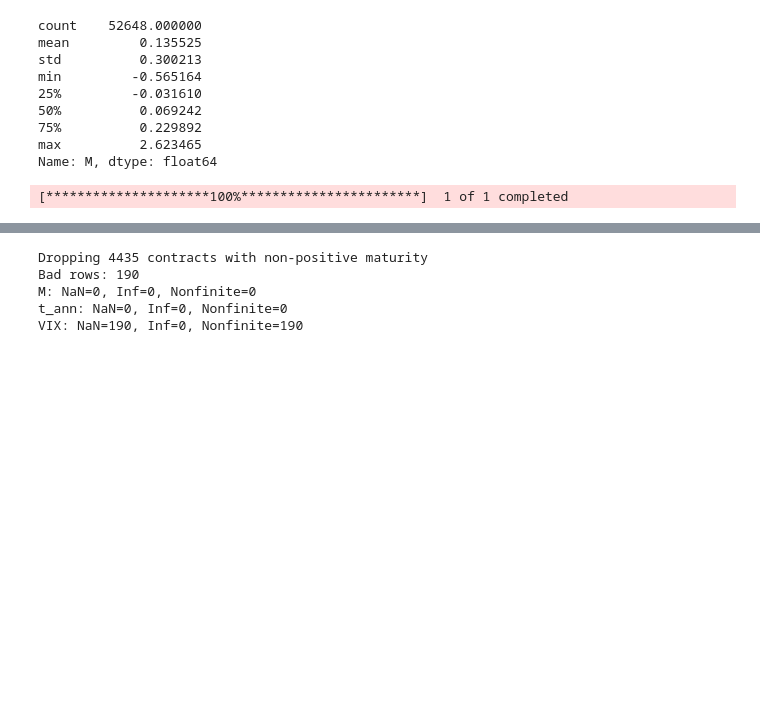
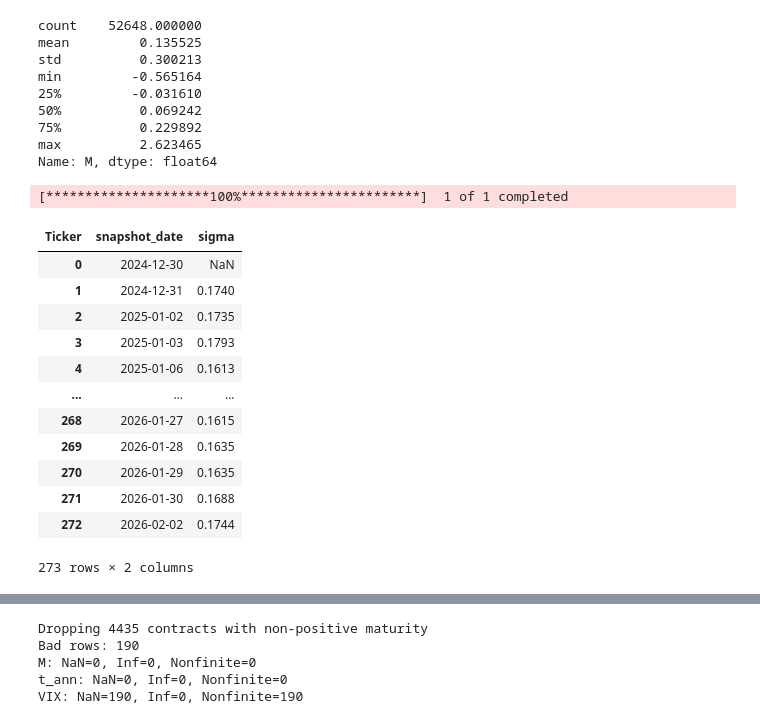
Before and after one commit to karandeeps18/Option-Pricing-using-Neural-Network, a Jupyter notebook: Notebooks/experiments.ipynb, the cells around one changed output, grey strips where cells are left out. Drawn from its saved outputs; the diff is of its cells as text; code cells hidden in the pictures; blank space fills up the shorter version.

```diff
--- a/Notebooks/experiments.ipynb
+++ b/Notebooks/experiments.ipynb
@@ -1716,7 +1716,27 @@ Name: M, dtype: float64
 # %%
 # vix from the yfinance, an approximate proxy but workable as we are comparing the two models with the same inputs
-vix = yf.download("^VIX", start="2024-12-30", end="2026-02-02")["Close"] / 100
+import yfinance as yf
+vix = yf.download("^VIX", start="2024-12-30", end="2026-02-03")["Close"] / 100
 vix = vix.shift(1)  # lag
+vix_s = vix.copy()
+
+vix_s = vix_s.reset_index().rename(columns={"Date": "snapshot_date", "^VIX": "sigma"})
+vix_s["snapshot_date"] = pd.to_datetime(vix_s["snapshot_date"], errors="coerce")
+vix_s = vix_s[["snapshot_date", "sigma"]].copy().sort_values("snapshot_date")
+vix_s
 # %% [output]
 [*********************100%***********************]  1 of 1 completed
+| Ticker | snapshot_date | sigma |
+| 0 | 2024-12-30 | NaN |
+| 1 | 2024-12-31 | 0.1740 |
+| 2 | 2025-01-02 | 0.1735 |
+| 3 | 2025-01-03 | 0.1793 |
+| 4 | 2025-01-06 | 0.1613 |
+| ... | ... | ... |
+| 268 | 2026-01-27 | 0.1615 |
+| 269 | 2026-01-28 | 0.1635 |
+| 270 | 2026-01-29 | 0.1635 |
+| 271 | 2026-01-30 | 0.1688 |
+| 272 | 2026-02-02 | 0.1744 |
+273 rows × 2 columns
 # %%
```
Also changed, not shown: parts of 9 cells of this notebook, 10 other files.
